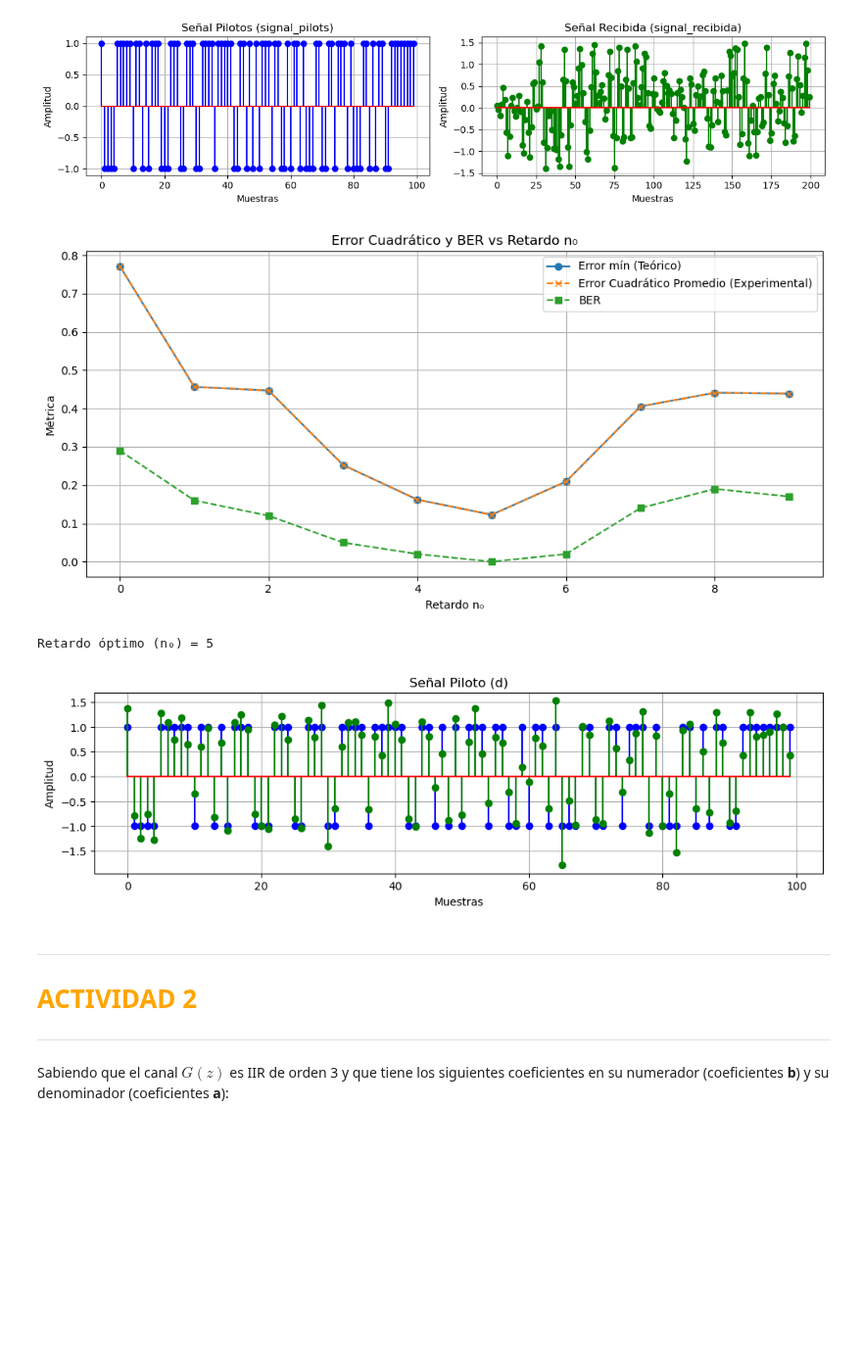
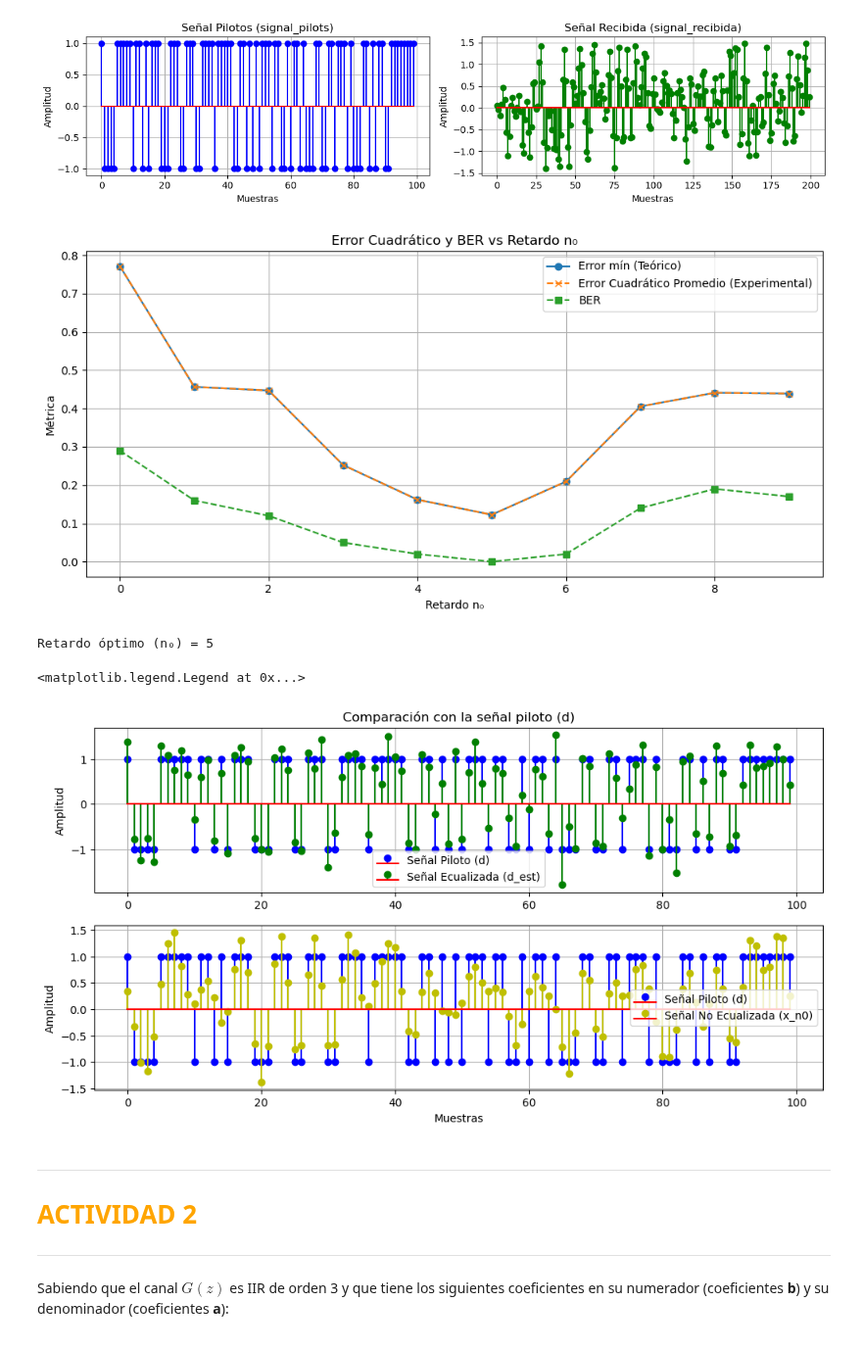
Before and after one commit to DANIABLO-cyber/TDS, a Jupyter notebook: TDS/P3/PRÁCTICA_3_TDS copy.ipynb, the cells around one changed output. Shown at 98% size. Drawn from its saved outputs; the diff is of its cells as text; code cells hidden in the pictures; blank space fills up the shorter version.

```diff
--- a/TDS/P3/PRÁCTICA_3_TDS copy.ipynb
+++ b/TDS/P3/PRÁCTICA_3_TDS copy.ipynb
@@ -195,8 +195,8 @@ d = np.load('data/signal_pilots.npy')     # Señal piloto (ej. 100 muestras)
 
 # Parámetros del filtro y del intervalo de entrenamiento
 L = 10          # Filtro FIR de 15 coeficientes
-i_0 = 50        # Índice inicial donde está la secuencia piloto en x
-i_f = 149       # Índice final del segmento piloto en x
+i_0 = 50        # Índice inicial donde está la secuencia piloto en x (inclusive)
+i_f = 149       # Índice final del segmento piloto en x (inclusive)
 M = i_f - i_0 + 1  # Número de muestras de entrenamiento (ej. 100)
 
 # Se asume que d debe contener la secuencia piloto en el mismo orden y longitud M.
@@ -244,38 +244,52 @@ plt.plot(n0_values, error_min, 'o-', label='Error mín (Teórico)')
 plt.plot(n0_values, error_exp, 'x--', label='Error Cuadrático Promedio (Experimental)')
 plt.plot(n0_values, BER_exp, 's--', label='BER')
 plt.xlabel('Retardo n₀')
 plt.ylabel('Métrica')
 plt.title('Error Cuadrático y BER vs Retardo n₀')
 plt.grid(True)
 plt.legend()
 plt.tight_layout()
 plt.show()
 
 #! Seleccionar el retardo óptimo como aquel que minimiza el error cuadrático promedio
 opt_index = np.nanargmin(error_exp)
 n0_opt = n0_values[opt_index]
 print(f"Retardo óptimo (n₀) = {n0_opt}")
 
 #? ====================================================================
 #? Representar la señal piloto junto con la señal ecualizada
 #? ====================================================================
 
+# Señal ecualizada con el retardo óptimo
 h, E_min = FIR_LS_COV_method_equalizer(x, d, L, i_0, i_f, n0_opt)
 x_eq = np.convolve(x, h, mode='full')[:len(x)]
 d_est = x_eq[i_0 + n0_opt : i_f + n0_opt + 1]
 
+# Señal no ecualizada con el retardo óptimo
+x_n0 = x[i_0 + n0_opt : i_f + n0_opt + 1]
 
-plt.figure(figsize=(12, 3))
-plt.stem(d, linefmt='b-', markerfmt='bo', basefmt='r-')
-plt.stem(d_est, linefmt='g-', markerfmt='go', basefmt='r-')
-plt.title("Señal Piloto (d)")
+
+plt.figure(figsize=(12, 6))
+plt.subplot(2, 1, 1) #? Graficar señal ecualizada
+plt.stem(d, linefmt='b-', markerfmt='bo', basefmt='r-', label='Señal Piloto (d)')
+plt.stem(d_est, linefmt='g-', markerfmt='go', basefmt='r-', label='Señal Ecualizada (d_est)')
+plt.title("Comparación con la señal piloto (d)")
+plt.ylabel("Amplitud")
+plt.grid()
+plt.legend()
+
+plt.subplot(2, 1, 2) #? Graficar señal no ecualizada
+plt.stem(d, linefmt='b-', markerfmt='bo', basefmt='r-', label='Señal Piloto (d)')
+plt.stem(x_n0, linefmt='y-', markerfmt='yo', basefmt='r-', label='Señal No Ecualizada (x_n0)')
 plt.xlabel("Muestras")
 plt.ylabel("Amplitud")
 plt.grid()
+plt.legend()
 # %% [output]
 [figure]
 Retardo óptimo (n₀) = 5
+<matplotlib.legend.Legend at 0x...>
-[figure, old version]
+[figure, new version]
 # %% [markdown]
 <hr style="border: 1.5px solid orange;">
 
```
Also changed, not shown: parts of 1 cell of this notebook, 16 other files.
